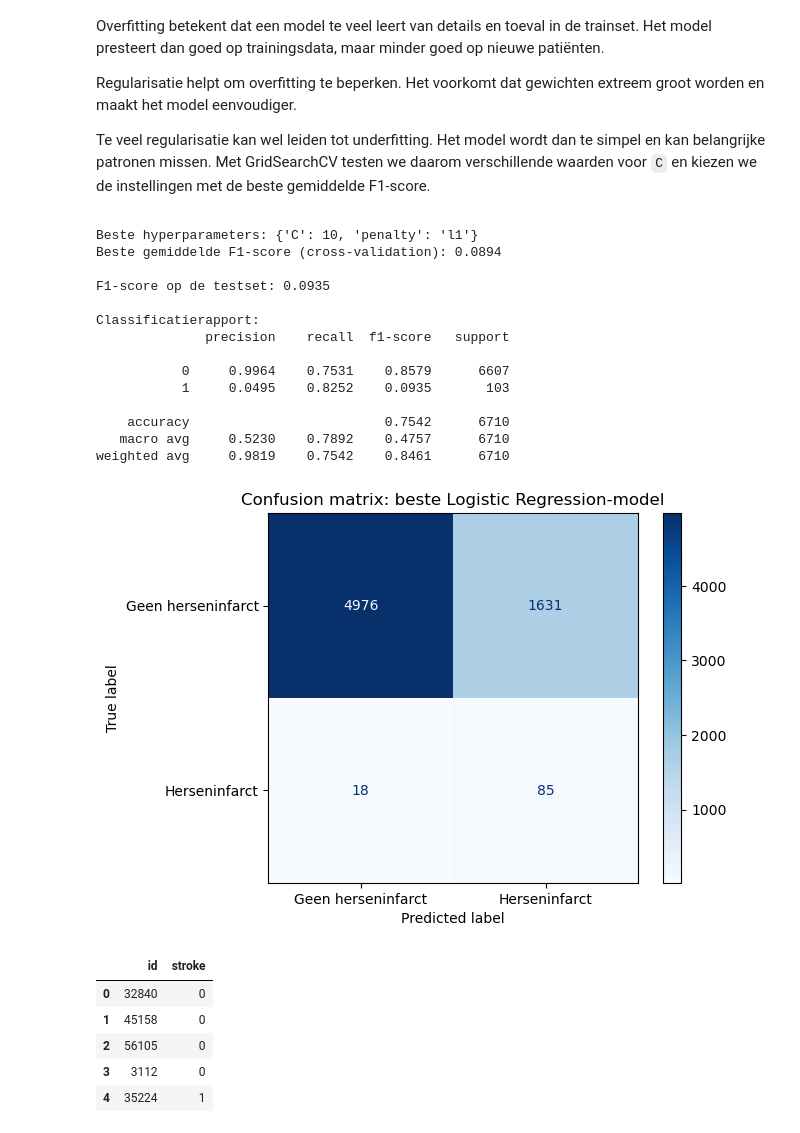
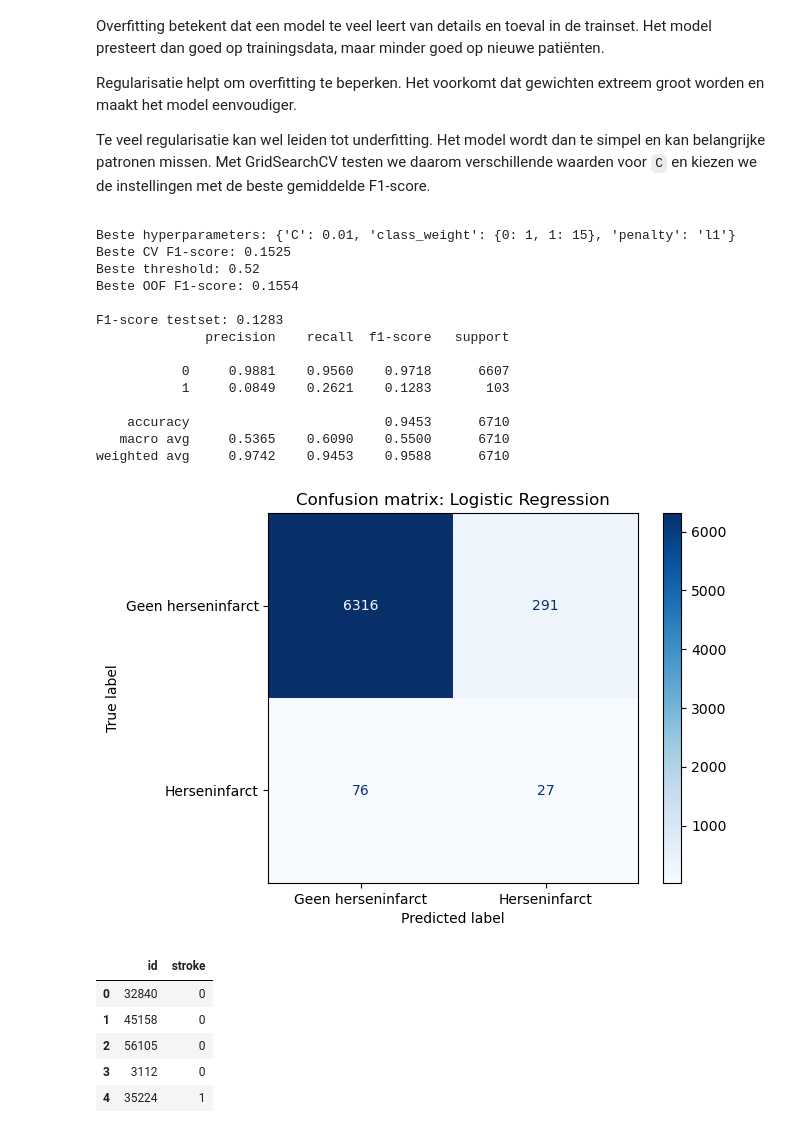
Before and after one commit to RobinDjerahian/Machine-Learning, a Jupyter notebook: Portofolio 1.ipynb, the cells around one changed output. Saved outputs shown, nothing was run; the diff lists cells and outputs as text; code cells hidden in the pictures.

```diff
--- a/Portofolio 1.ipynb
+++ b/Portofolio 1.ipynb
@@ -1088,74 +1157,90 @@ Regularisatie helpt om overfitting te beperken. Het voorkomt dat gewichten extre
 
 Te veel regularisatie kan wel leiden tot underfitting. Het model wordt dan te simpel en kan belangrijke patronen missen. Met GridSearchCV testen we daarom verschillende waarden voor `C` en kiezen we de instellingen met de beste gemiddelde F1-score.
 # %%
-import matplotlib.pyplot as plt
 from sklearn.linear_model import LogisticRegression
-from sklearn.metrics import (
-    ConfusionMatrixDisplay,
-    classification_report,
-    f1_score,
-)
-from sklearn.model_selection import GridSearchCV, StratifiedKFold
-
 lr_model = LogisticRegression(
-    class_weight="balanced",
     solver="liblinear",
     max_iter=1000,
     random_state=42
 )
 
 parameters = {
-    "C": [0.01, 0.1, 1, 10],
-    "penalty": ["l1", "l2"]
+    "C": [0.001, 0.01, 0.1, 1, 10, 100],
+    "penalty": ["l1", "l2"],
+    "class_weight": [
+        {0: 1, 1: 5},
+        {0: 1, 1: 10},
+        {0: 1, 1: 15},
+        {0: 1, 1: 20},
+        "balanced"
+    ]
 }
 
 cv = StratifiedKFold(n_splits=5, shuffle=True, random_state=42)
 
 search = GridSearchCV(
     estimator=lr_model,
     param_grid=parameters,
     scoring="f1",
     cv=cv,
-    n_jobs=-1,
-    refit=True
+    n_jobs=-1
 )
 
 search.fit(X_train_scaled, y_train)
+best_lr = search.best_estimator_
 
 print("Beste hyperparameters:", search.best_params_)
-print(f"Beste gemiddelde F1-score (cross-validation): {search.best_score_:.4f}")
+print(f"Beste CV F1-score: {search.best_score_:.4f}")
 
-best_lr = search.best_estimator_
-y_pred = best_lr.predict(X_test_scaled)
+train_probabilities = cross_val_predict(
+    best_lr,
+    X_train_scaled,
+    y_train,
+    cv=cv,
+    method="predict_proba",
+    n_jobs=-1
+)[:, 1]
 
-print(f"\nF1-score op de testset: {f1_score(y_test, y_pred):.4f}")
-print("\nClassificatierapport:")
+thresholds = np.arange(0.10, 0.96, 0.01)
+f1_per_threshold = [
+    f1_score(y_train, train_probabilities >= threshold)
+    for threshold in thresholds
+]
+
+best_threshold_lr = thresholds[np.argmax(f1_per_threshold)]
+print(f"Beste threshold: {best_threshold_lr:.2f}")
+print(f"Beste OOF F1-score: {max(f1_per_threshold):.4f}")
+
+test_probabilities = best_lr.predict_proba(X_test_scaled)[:, 1]
+y_pred = (test_probabilities >= best_threshold_lr).astype(int)
+
+print(f"\nF1-score testset: {f1_score(y_test, y_pred):.4f}")
 print(classification_report(y_test, y_pred, digits=4))
 
 ConfusionMatrixDisplay.from_predictions(
     y_test,
     y_pred,
     display_labels=["Geen herseninfarct", "Herseninfarct"],
     cmap="Blues"
 )
-plt.title("Confusion matrix: beste Logistic Regression-model")
+plt.title("Confusion matrix: Logistic Regression")
 plt.show()
 # %% [output]
-Beste hyperparameters: {'C': 10, 'penalty': 'l1'}
-Beste gemiddelde F1-score (cross-validation): 0.0894
+Beste hyperparameters: {'C': 0.01, 'class_weight': {0: 1, 1: 15}, 'penalty': 'l1'}
+Beste CV F1-score: 0.1525
+Beste threshold: 0.52
+Beste OOF F1-score: 0.1554
 
-F1-score op de testset: 0.0935
-
-Classificatierapport:
+F1-score testset: 0.1283
               precision    recall  f1-score   support
 
-           0     0.9964    0.7531    0.8579      6607
-           1     0.0495    0.8252    0.0935       103
+           0     0.9881    0.9560    0.9718      6607
+           1     0.0849    0.2621    0.1283       103
 
-    accuracy                         0.7542      6710
-   macro avg     0.5230    0.7892    0.4757      6710
-weighted avg     0.9819    0.7542    0.8461      6710
+    accuracy                         0.9453      6710
+   macro avg     0.5365    0.6090    0.5500      6710
+weighted avg     0.9742    0.9453    0.9588      6710
-[figure, old version]
+[figure, new version]
 # %%
 submission_lr = maak_submission(
     model=best_lr,
```
Also changed, not shown: parts of 15 cells of this notebook.
